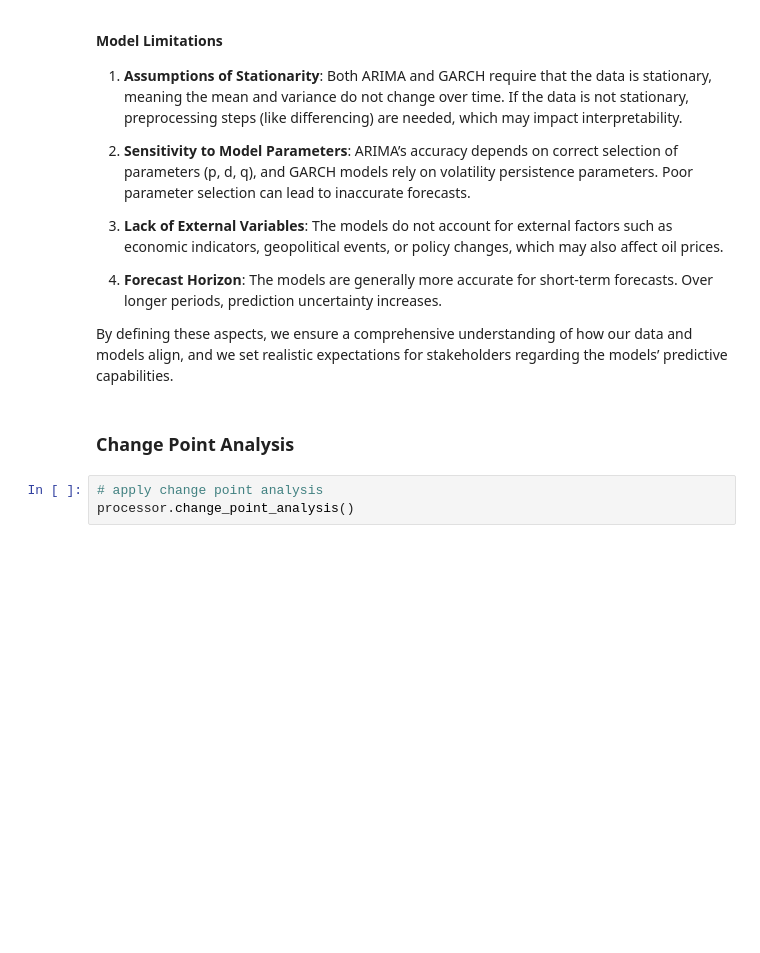
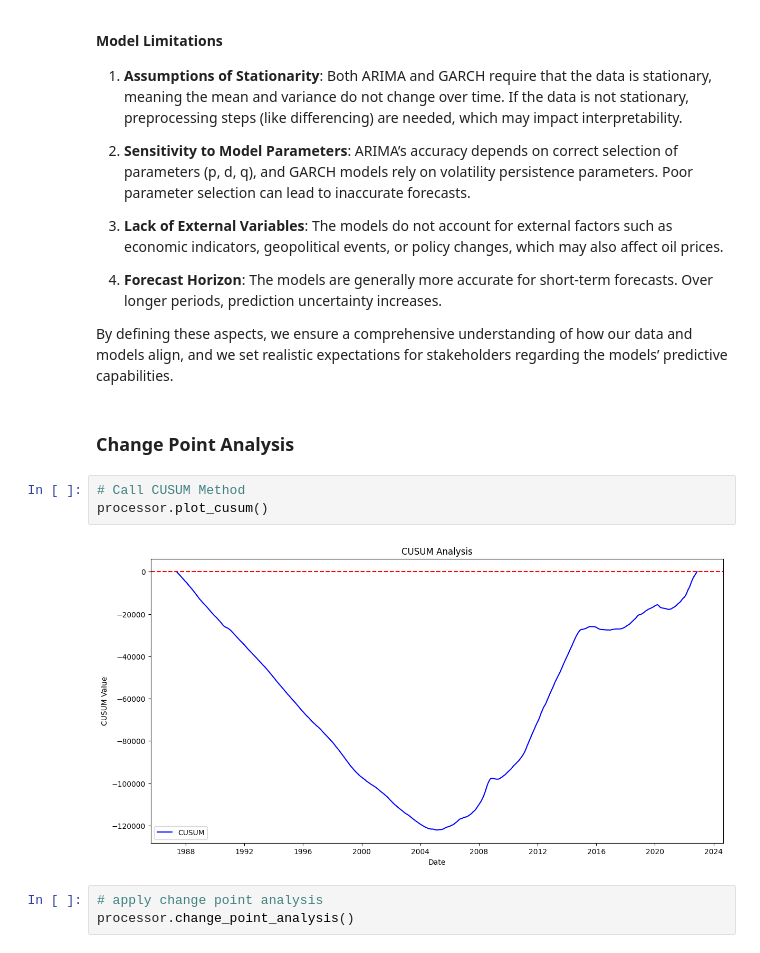
Before and after one commit to getahunTiruneh/Brent-Oil-Impact-Analysis-and-Price-Forecasting, a Jupyter notebook: notebooks/oil_price_EDA.ipynb, the cells around one changed output. Saved outputs shown, nothing was run; the diff lists cells and outputs as text; blank space fills up the shorter version.

```diff
--- a/notebooks/oil_price_EDA.ipynb
+++ b/notebooks/oil_price_EDA.ipynb
@@ -145,6 +147,11 @@ For the **GARCH model** (Generalized Autoregressive Conditional Heteroskedastici
 By defining these aspects, we ensure a comprehensive understanding of how our data and models align, and we set realistic expectations for stakeholders regarding the models’ predictive capabilities.
 # %% [markdown]
 ### Change Point Analysis
+# %%
+# Call CUSUM Method
+processor.plot_cusum()
+# %% [output]
+[figure, added]
 # %%
 # apply change point analysis
 processor.change_point_analysis()
```
Also changed, not shown: parts of 8 cells of this notebook.
